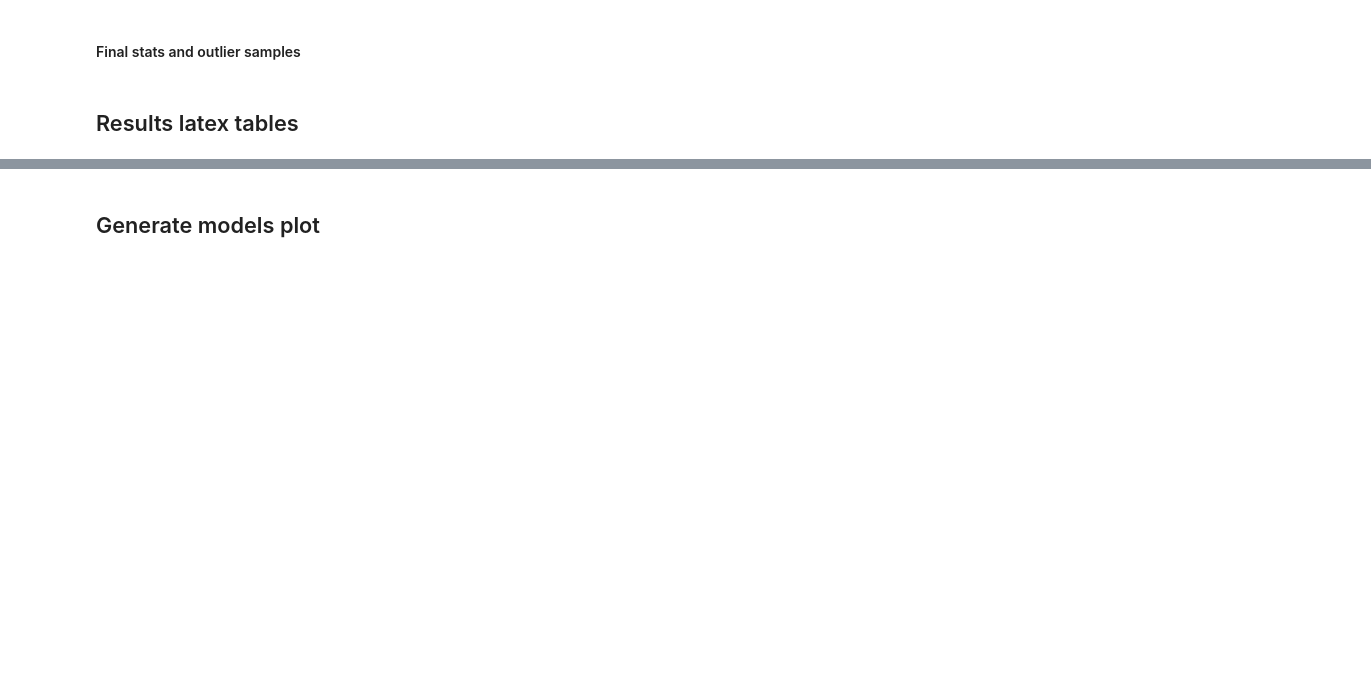
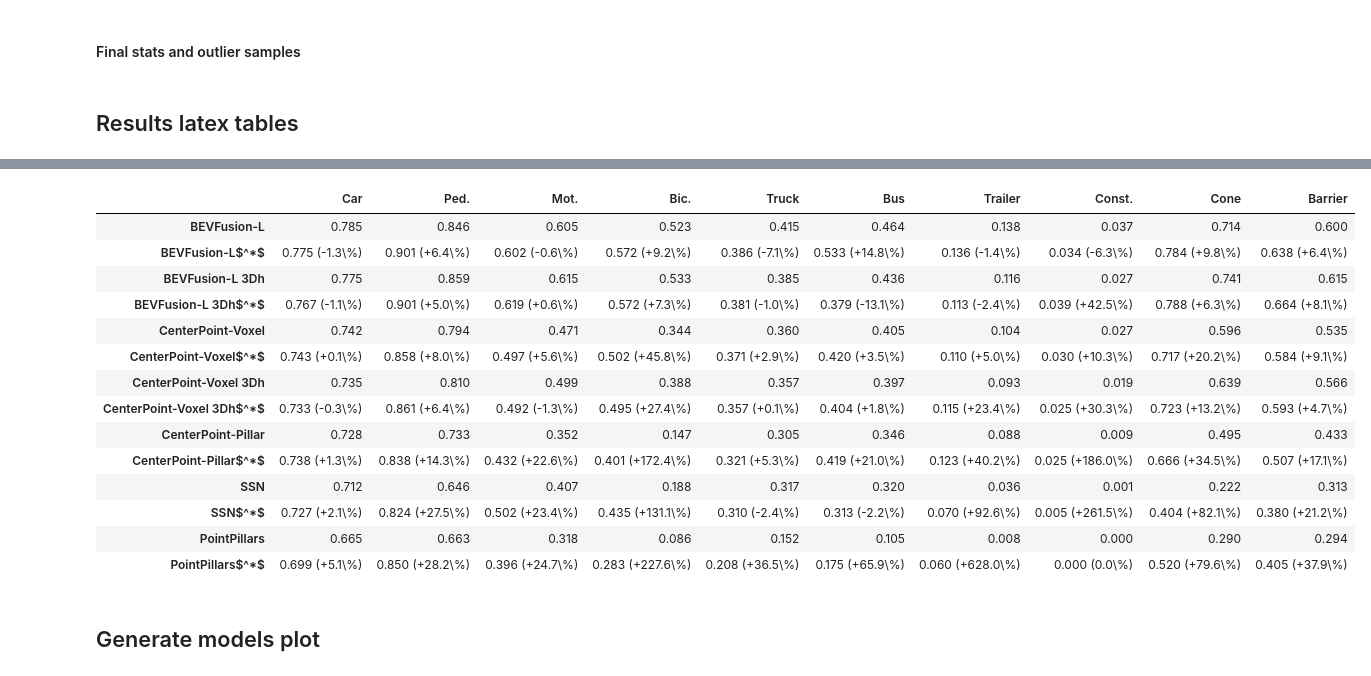
Before and after one commit to UFSCar-LaSID/bg_gt_filter, a Jupyter notebook: bg_gt_filter/scripts/plots_and_tables.ipynb, the cells around one changed output, grey strips where cells are left out. Saved outputs shown, nothing was run; the diff lists cells and outputs as text; code cells hidden in the pictures; blank space fills up the shorter version.

Commit message:
start ap classes plots code

```diff
--- a/bg_gt_filter/scripts/plots_and_tables.ipynb
+++ b/bg_gt_filter/scripts/plots_and_tables.ipynb
@@ -1052,3 +1059,92 @@ with open(os.path.join(plots_and_tables_dir, 'results_table.html'), 'w') as f:
+# %%
+
+def get_model_metrics(model_name, eval_prefix, ap_dist):
+    with open(os.path.join(results_root_dir, 'metrics', model_name, f'{eval_prefix}_metrics.json'), 'r') as f:
+        metrics = json.load(f)
+
+    formated_dict = {}
+    for class_name in classes:
+        formated_dict[class_name] = metrics[f'pred_instances_3d_NuScenes/{class_name}_AP_dist_{ap_dist}']
+
+    return formated_dict
+
+
+
+
+
+ap_dists = ['0.5', '1.0', '2.0', '4.0']
+classes = [
+    'car', 'pedestrian', 'motorcycle', 'bicycle', 'truck', 'bus', 'trailer', 'construction_vehicle', 'traffic_cone', 'barrier'
+]
+models = [
+    'bevfusion_lidar',
+    'bevfusion_lidar_3dh',
+    'centerpoint_voxel',
+    'centerpoint_voxel_3dh',
+    'centerpoint_pillar',
+    'ssn',
+    'pointpillars'
+]
+models_name_map = {
+    'bevfusion_lidar': 'BEVFusion-L',
+    'bevfusion_lidar_3dh': 'BEVFusion-L 3Dh',
+    'centerpoint_voxel': 'CenterPoint-Voxel',
+    'centerpoint_voxel_3dh': 'CenterPoint-Voxel 3Dh',
+    'centerpoint_pillar': 'CenterPoint-Pillar',
+    'ssn': 'SSN',
+    'pointpillars': 'PointPillars'
+}
+
+ap_dict = {}
+
+for model_name in models:
+    ori_results = get_model_metrics(model_name, 'ori', '0.5')
+    gt_filter_results = get_model_metrics(model_name, 'gt_filter', '0.5')
+
+    for metric_name in ori_results.keys():
+        extra_str = '+' if gt_filter_results[metric_name] > ori_results[metric_name] else ''
+        improvement_percentage = (gt_filter_results[metric_name] - ori_results[metric_name]) / ori_results[metric_name] * 100 if ori_results[metric_name] != 0 else 0
+
+        gt_filter_results[metric_name] = f"{gt_filter_results[metric_name]:.3f} ({extra_str}{improvement_percentage:.1f}\\%)"
+        ori_results[metric_name] = f"{ori_results[metric_name]:.3f}"
+
+    ap_dict[models_name_map[model_name]] = ori_results
+    ap_dict[f'{models_name_map[model_name]}$^*$'] = gt_filter_results
+
+df = pd.DataFrame(ap_dict).T
+
+cols_name_map = {
+    'car': 'Car',
+    'pedestrian': 'Ped.',
+    'motorcycle': 'Mot.',
+    'bicycle': 'Bic.',
+    'truck': 'Truck',
+    'bus': 'Bus',
+    'trailer': 'Trailer',
+    'construction_vehicle': 'Const.',
+    'traffic_cone': 'Cone',
+    'barrier': 'Barrier'
+}
+
+df = df.rename(columns=cols_name_map)
+
+df
+# %% [output]
+|  | Car | Ped. | Mot. | Bic. | Truck | Bus | Trailer | Const. | Cone | Barrier |
+| BEVFusion-L | 0.785 | 0.846 | 0.605 | 0.523 | 0.415 | 0.464 | 0.138 | 0.037 | 0.714 | 0.600 |
+| BEVFusion-L$^*$ | 0.775 (-1.3\%) | 0.901 (+6.4\%) | 0.602 (-0.6\%) | 0.572 (+9.2\%) | 0.386 (-7.1\%) | 0.533 (+14.8\%) | 0.136 (-1.4\%) | 0.034 (-6.3\%) | 0.784 (+9.8\%) | 0.638 (+6.4\%) |
+| BEVFusion-L 3Dh | 0.775 | 0.859 | 0.615 | 0.533 | 0.385 | 0.436 | 0.116 | 0.027 | 0.741 | 0.615 |
+| BEVFusion-L 3Dh$^*$ | 0.767 (-1.1\%) | 0.901 (+5.0\%) | 0.619 (+0.6\%) | 0.572 (+7.3\%) | 0.381 (-1.0\%) | 0.379 (-13.1\%) | 0.113 (-2.4\%) | 0.039 (+42.5\%) | 0.788 (+6.3\%) | 0.664 (+8.1\%) |
+| CenterPoint-Voxel | 0.742 | 0.794 | 0.471 | 0.344 | 0.360 | 0.405 | 0.104 | 0.027 | 0.596 | 0.535 |
+| CenterPoint-Voxel$^*$ | 0.743 (+0.1\%) | 0.858 (+8.0\%) | 0.497 (+5.6\%) | 0.502 (+45.8\%) | 0.371 (+2.9\%) | 0.420 (+3.5\%) | 0.110 (+5.0\%) | 0.030 (+10.3\%) | 0.717 (+20.2\%) | 0.584 (+9.1\%) |
+| CenterPoint-Voxel 3Dh | 0.735 | 0.810 | 0.499 | 0.388 | 0.357 | 0.397 | 0.093 | 0.019 | 0.639 | 0.566 |
+| CenterPoint-Voxel 3Dh$^*$ | 0.733 (-0.3\%) | 0.861 (+6.4\%) | 0.492 (-1.3\%) | 0.495 (+27.4\%) | 0.357 (+0.1\%) | 0.404 (+1.8\%) | 0.115 (+23.4\%) | 0.025 (+30.3\%) | 0.723 (+13.2\%) | 0.593 (+4.7\%) |
+| CenterPoint-Pillar | 0.728 | 0.733 | 0.352 | 0.147 | 0.305 | 0.346 | 0.088 | 0.009 | 0.495 | 0.433 |
+| CenterPoint-Pillar$^*$ | 0.738 (+1.3\%) | 0.838 (+14.3\%) | 0.432 (+22.6\%) | 0.401 (+172.4\%) | 0.321 (+5.3\%) | 0.419 (+21.0\%) | 0.123 (+40.2\%) | 0.025 (+186.0\%) | 0.666 (+34.5\%) | 0.507 (+17.1\%) |
+| SSN | 0.712 | 0.646 | 0.407 | 0.188 | 0.317 | 0.320 | 0.036 | 0.001 | 0.222 | 0.313 |
+| SSN$^*$ | 0.727 (+2.1\%) | 0.824 (+27.5\%) | 0.502 (+23.4\%) | 0.435 (+131.1\%) | 0.310 (-2.4\%) | 0.313 (-2.2\%) | 0.070 (+92.6\%) | 0.005 (+261.5\%) | 0.404 (+82.1\%) | 0.380 (+21.2\%) |
+| PointPillars | 0.665 | 0.663 | 0.318 | 0.086 | 0.152 | 0.105 | 0.008 | 0.000 | 0.290 | 0.294 |
+| PointPillars$^*$ | 0.699 (+5.1\%) | 0.850 (+28.2\%) | 0.396 (+24.7\%) | 0.283 (+227.6\%) | 0.208 (+36.5\%) | 0.175 (+65.9\%) | 0.060 (+628.0\%) | 0.000 (0.0\%) | 0.520 (+79.6\%) | 0.405 (+37.9\%) |
 # %% [markdown]
 ## Generate models plot
 # %%
```
Also changed, not shown: parts of 2 cells of this notebook.
